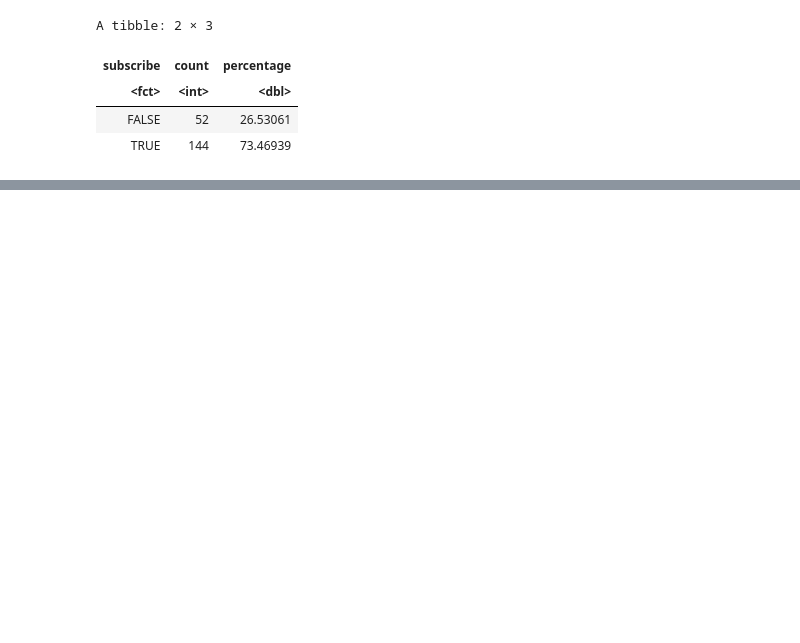
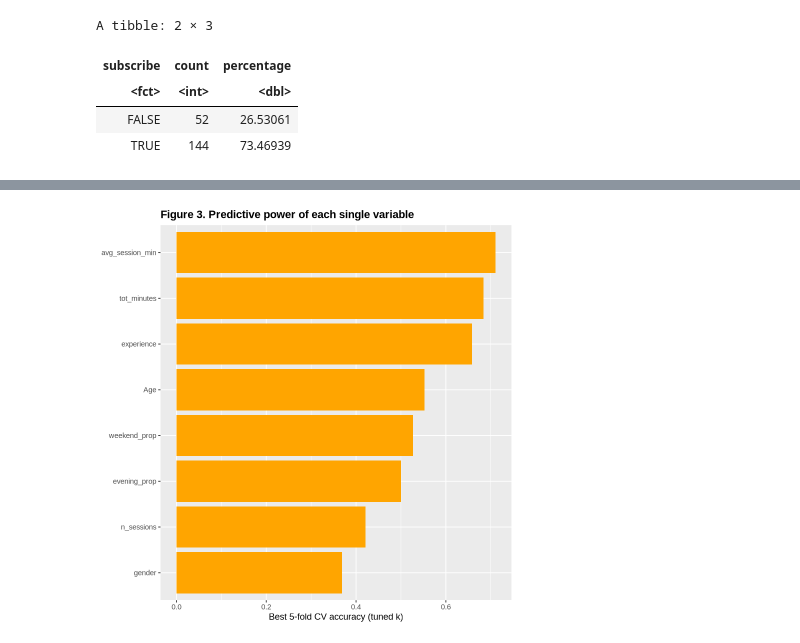
Before and after one commit to Parkryan0128/DSCI100_Project, a Jupyter notebook: Report.ipynb, the cells around one changed output, grey strips where cells are left out. Drawn from its saved outputs; the diff is of its cells as text; code cells hidden in the pictures; blank space fills up the shorter version.

```diff
--- a/Report.ipynb
+++ b/Report.ipynb
@@ -269,0 +360,13 @@ acc_tbl$.estimate           # just the numeric value
+# %%
+scores %>%
+  mutate(variable = fct_reorder(variable, accuracy)) %>%
+  ggplot(aes(accuracy, variable)) +
+  geom_col(fill = "Orange") +
+  labs(
+    x = "Best 5-fold CV accuracy (tuned k)",
+    y = NULL,
+    title = "Figure 3. Predictive power of each single variable"
+  ) +
+    theme(plot.title = element_text(face = "bold"))
+# %% [output]
+[figure, added]
```
Also changed, not shown: parts of 28 cells of this notebook.
